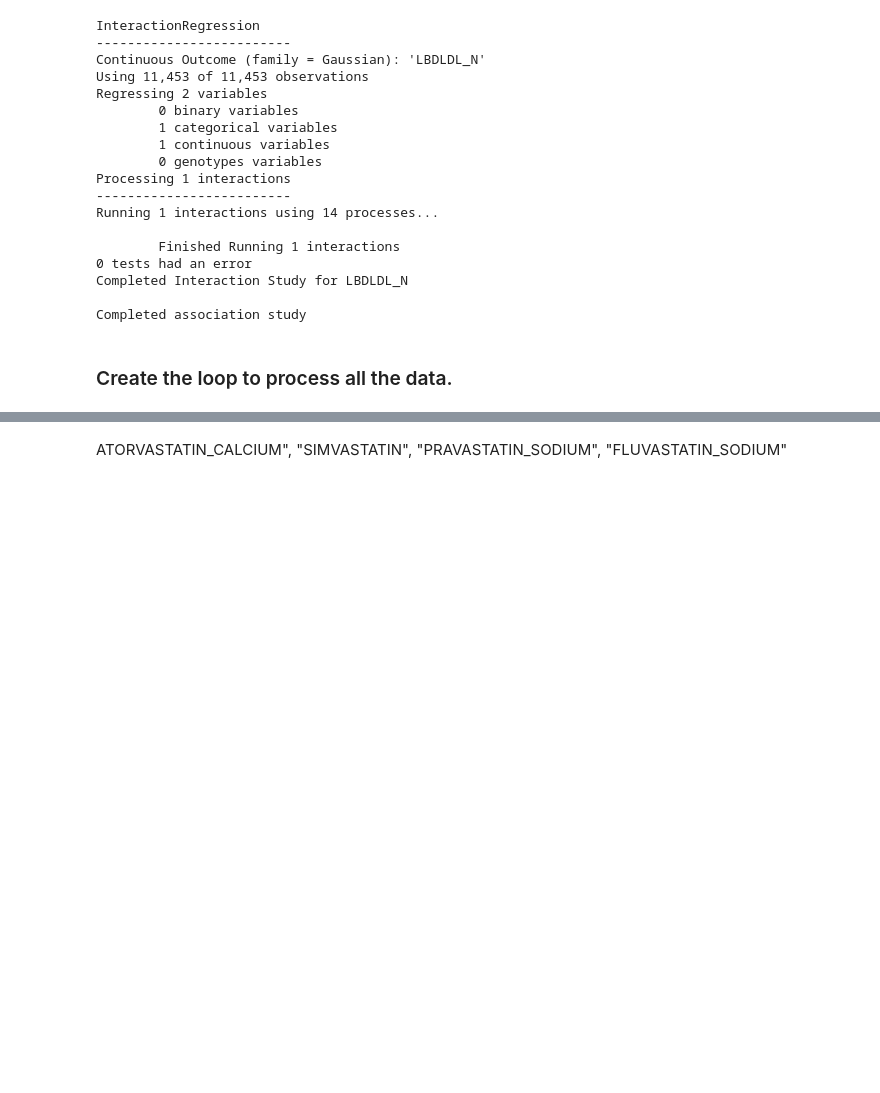
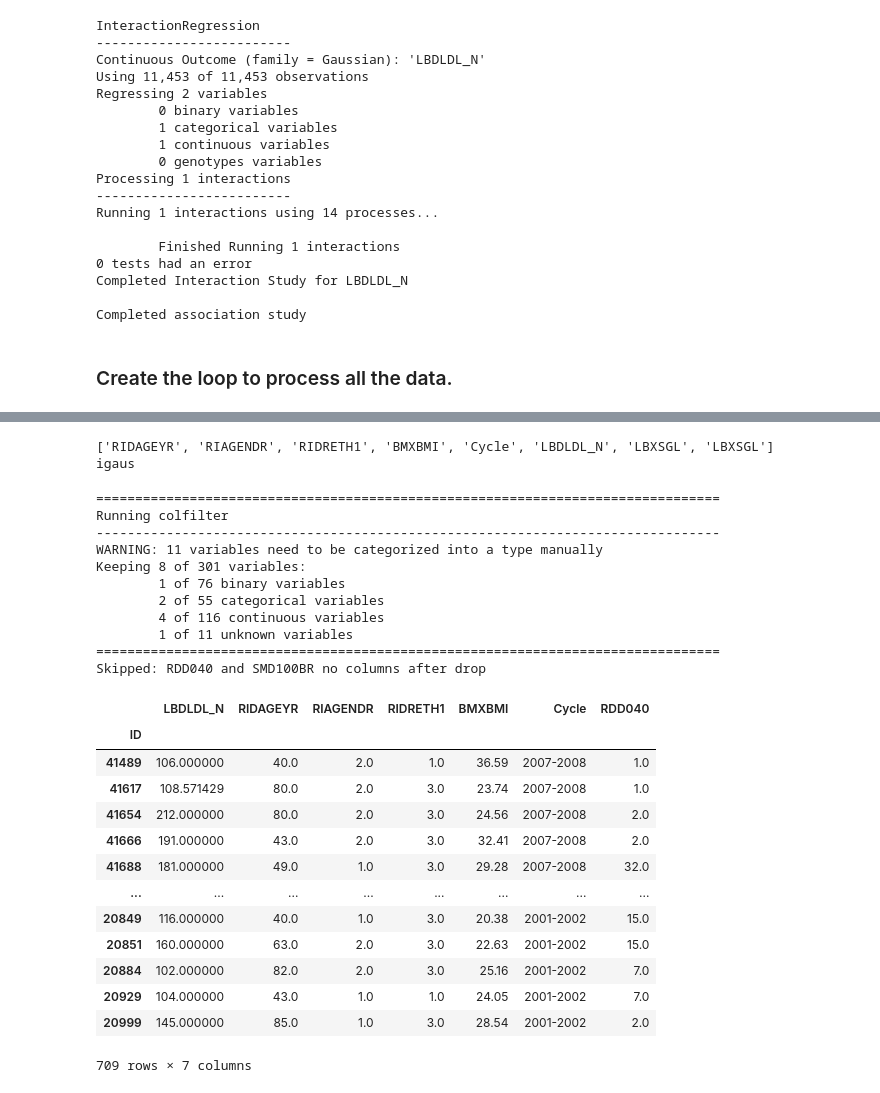
Before and after one commit to HallLab/pbs_igem, a Jupyter notebook: Phase_5_Run_Interactions.ipynb, the cells around one changed output, grey strips where cells are left out. Saved outputs shown, nothing was run; the diff lists cells and outputs as text; code cells hidden in the pictures; blank space fills up the shorter version.

```diff
--- a/Phase_5_Run_Interactions.ipynb
+++ b/Phase_5_Run_Interactions.ipynb
@@ -196,7 +208,3 @@ Running categorize
 ================================================================================
 # %% [markdown]
 Debug propose: Select two expose factores.
-# %%
-# Categories the columns types
-df_nhanes_discovery = igem.epc.describe.get_types(df_nhanes_discovery)
-df_nhanes_replicate = igem.epc.describe.get_types(df_nhanes_replicate)
@@ -320,2 +420,70 @@ df_results_discover
-# %% [markdown]
-ATORVASTATIN_CALCIUM", "SIMVASTATIN", "PRAVASTATIN_SODIUM", "FLUVASTATIN_SODIUM"
+# %%
+df_maintable_exe
+if not columns_exist(df_maintable_exe, v_list):
+    print("error")
+print(v_list)
+df_maintable_exe.dtypes
+
+if e1 == e2:
+    print("igaus")
+# %% [output]
+['RIDAGEYR', 'RIAGENDR', 'RIDRETH1', 'BMXBMI', 'Cycle', 'LBDLDL_N', 'LBXSGL', 'LBXSGL']
+igaus
+# %%
+e1 = "RDD040"
+e2 = "SMD100BR"
+v_list = list_covariates + [i_outcome, e1, e2]
+df_maintable_exe = igem.epc.modify.colfilter(df_nhanes_discovery, only=v_list)
+
+# # # Drop all row with any NAN
+df_maintable_exe = df_maintable_exe.dropna()
+
+# df_maintable_exe = igem.epc.modify.categorize(df_maintable_exe)
+non_constant_columns = df_maintable_exe.columns[df_maintable_exe.nunique() > 1]
+
+# # Criando um novo DataFrame apenas com as colunas não constantes
+df_maintable_exe = df_maintable_exe[non_constant_columns]
+
+
+# Selecionando as colunas do tipo 'object'
+object_columns = df_maintable_exe.select_dtypes(include=['object']).columns
+
+# Removendo as colunas do tipo 'object'
+df_maintable_exe = df_maintable_exe.drop(columns=object_columns)
+
+# if len(df_maintable_exe) < 200:
+#     print(f"Skipped: {e1} and/or {e2} less than the threshold")
+#     less_t += 1
+if not columns_exist(df_maintable_exe, v_list):
+    no_col += 1
+    print(f"Skipped: {e1} and {e2} no columns after drop")
+else:
+    print(df_maintable_exe)
+
+df_maintable_exe
+# %% [output]
+================================================================================
+Running colfilter
+--------------------------------------------------------------------------------
+WARNING: 11 variables need to be categorized into a type manually
+Keeping 8 of 301 variables:
+        1 of 76 binary variables
+        2 of 55 categorical variables
+        4 of 116 continuous variables
+        1 of 11 unknown variables
+================================================================================
+Skipped: RDD040 and SMD100BR no columns after drop
+|  | LBDLDL_N | RIDAGEYR | RIAGENDR | RIDRETH1 | BMXBMI | Cycle | RDD040 |
+| ID |  |  |  |  |  |  |  |
+| 41489 | 106.000000 | 40.0 | 2.0 | 1.0 | 36.59 | 2007-2008 | 1.0 |
+| 41617 | 108.571429 | 80.0 | 2.0 | 3.0 | 23.74 | 2007-2008 | 1.0 |
+| 41654 | 212.000000 | 80.0 | 2.0 | 3.0 | 24.56 | 2007-2008 | 2.0 |
+| 41666 | 191.000000 | 43.0 | 2.0 | 3.0 | 32.41 | 2007-2008 | 2.0 |
+| 41688 | 181.000000 | 49.0 | 1.0 | 3.0 | 29.28 | 2007-2008 | 32.0 |
+| ... | ... | ... | ... | ... | ... | ... | ... |
+| 20849 | 116.000000 | 40.0 | 1.0 | 3.0 | 20.38 | 2001-2002 | 15.0 |
+| 20851 | 160.000000 | 63.0 | 2.0 | 3.0 | 22.63 | 2001-2002 | 15.0 |
+| 20884 | 102.000000 | 82.0 | 2.0 | 3.0 | 25.16 | 2001-2002 | 7.0 |
+| 20929 | 104.000000 | 43.0 | 1.0 | 1.0 | 24.05 | 2001-2002 | 7.0 |
+| 20999 | 145.000000 | 85.0 | 1.0 | 3.0 | 28.54 | 2001-2002 | 2.0 |
+709 rows × 7 columns
```
Also changed, not shown: parts of 16 cells of this notebook, 1 other file.
